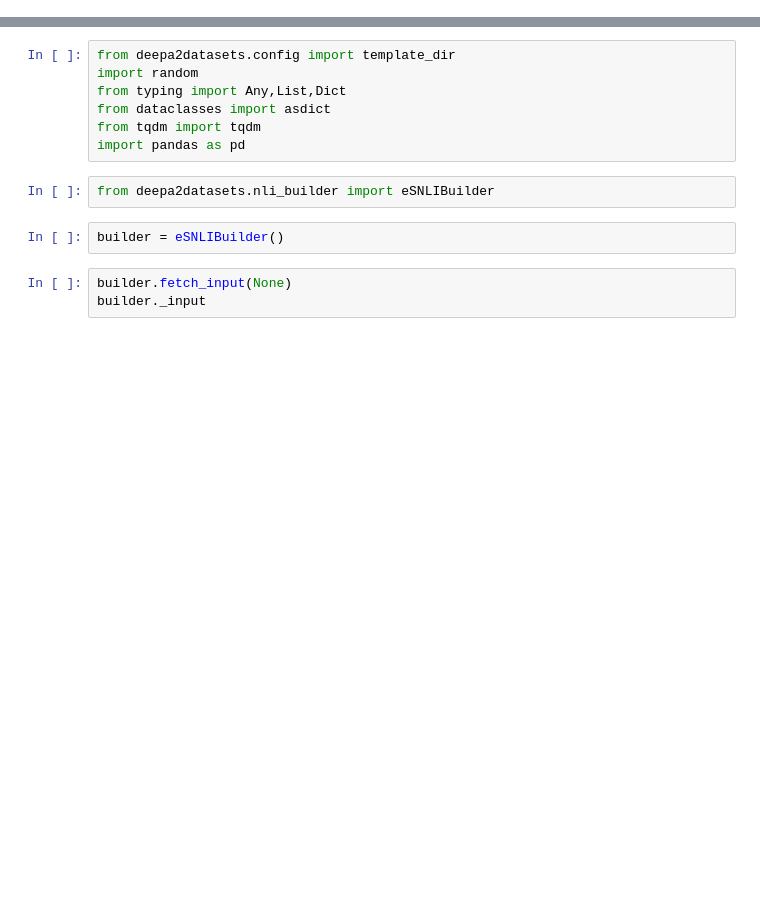
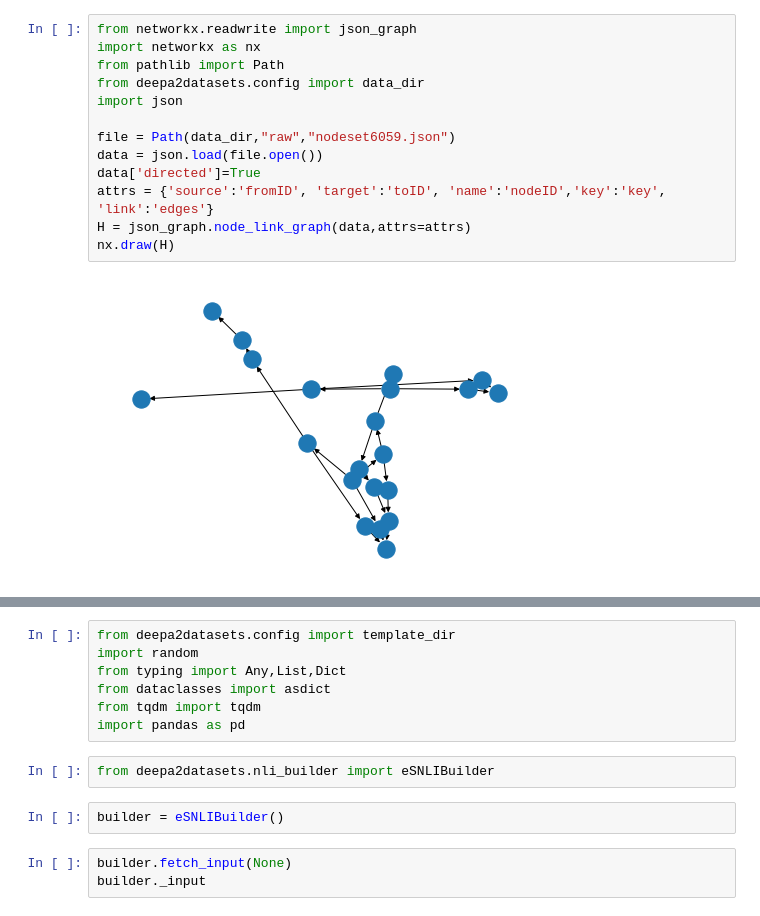
Before and after one commit to debatelab/deepa2, a Jupyter notebook: notebooks/testing.ipynb, the cells around one changed output, grey strips where cells are left out. Drawn from its saved outputs; the diff is of its cells as text; blank space fills up the shorter version.

```diff
--- a/notebooks/testing.ipynb
+++ b/notebooks/testing.ipynb
@@ -0,0 +1,15 @@
+# %%
+from networkx.readwrite import json_graph
+import networkx as nx
+from pathlib import Path
+from deepa2datasets.config import data_dir
+import json
+
+file = Path(data_dir,"raw","nodeset6059.json")
+data = json.load(file.open())
+data['directed']=True
+attrs = {'source':'fromID', 'target':'toID', 'name':'nodeID','key':'key', 'link':'edges'}
+H = json_graph.node_link_graph(data,attrs=attrs)
+nx.draw(H)
+# %% [output]
+[figure, added]
```
Also changed, not shown: parts of 6 cells of this notebook, 8 other files.
